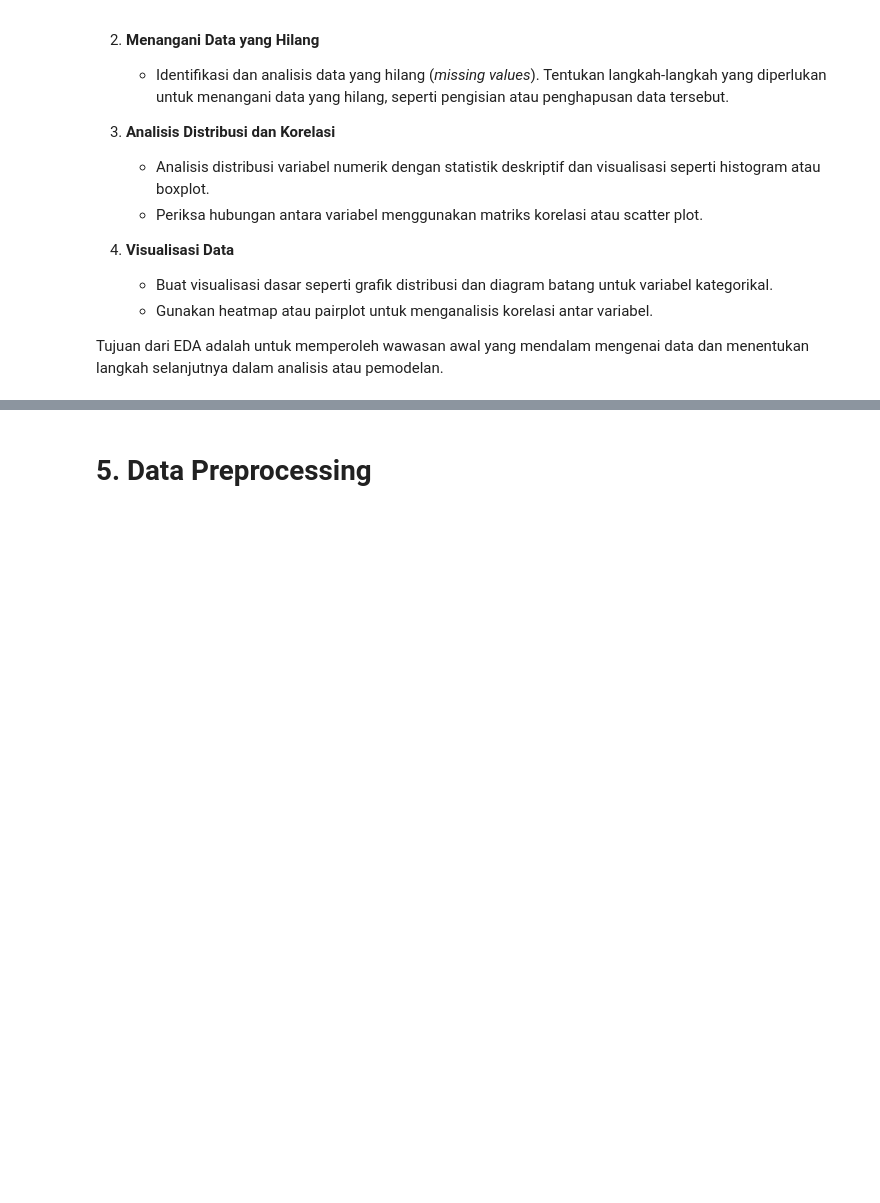
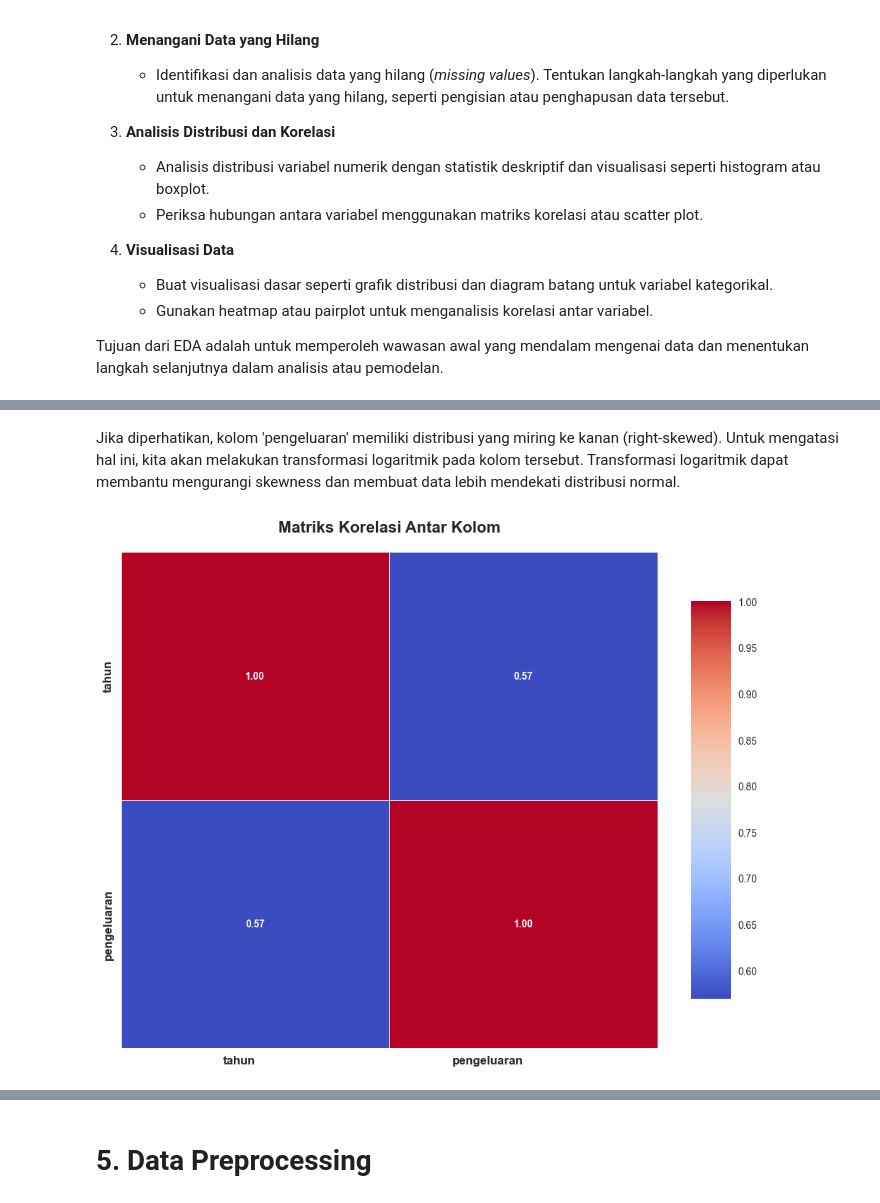
Before and after one commit to leonardkumaro/Proyek-Machine-Learning, a Jupyter notebook: [Clustering]_Submission_Akhir_BMLP_Leonard Bodhi Kumaro.ipynb, the cells around one changed output, grey strips where cells are left out. Saved outputs shown, nothing was run; the diff lists cells and outputs as text; code cells hidden in the pictures; blank space fills up the shorter version.

Commit message:
melakukan analis

```diff
--- a/[Clustering]_Submission_Akhir_BMLP_Leonard Bodhi Kumaro.ipynb
+++ b/[Clustering]_Submission_Akhir_BMLP_Leonard Bodhi Kumaro.ipynb
@@ -55,0 +140,26 @@ Tujuan dari EDA adalah untuk memperoleh wawasan awal yang mendalam mengenai data
+# %% [markdown]
+Jika diperhatikan, kolom 'pengeluaran' memiliki distribusi yang miring ke kanan (right-skewed). Untuk mengatasi hal ini, kita akan melakukan transformasi logaritmik pada kolom tersebut. Transformasi logaritmik dapat membantu mengurangi skewness dan membuat data lebih mendekati distribusi normal.
+# %%
+# Menampilkan heatmap untuk melihat korelasi antar fitur dalam dataset
+plt.figure(figsize=(10, 8))
+numeric_df = df.select_dtypes(include=['number'])
+corr_matrix = numeric_df.corr()
+
+sns.heatmap(
+    corr_matrix,
+    annot=True,
+    cmap='coolwarm',
+    fmt='.2f',
+    linewidths=0.5,
+    annot_kws={'size': 10, 'weight': 'bold'},
+    cbar_kws={'shrink': 0.8, 'aspect': 10},
+)
+
+plt.title("Matriks Korelasi Antar Kolom", fontsize=16, fontweight='bold', pad=20)
+plt.xticks(fontsize=12, ha='right', weight='bold')
+plt.yticks(fontsize=12, weight='bold')
+
+plt.tight_layout()
+plt.show()
+# %% [output]
+[figure, added]
```
Also changed, not shown: parts of 55 cells of this notebook.
